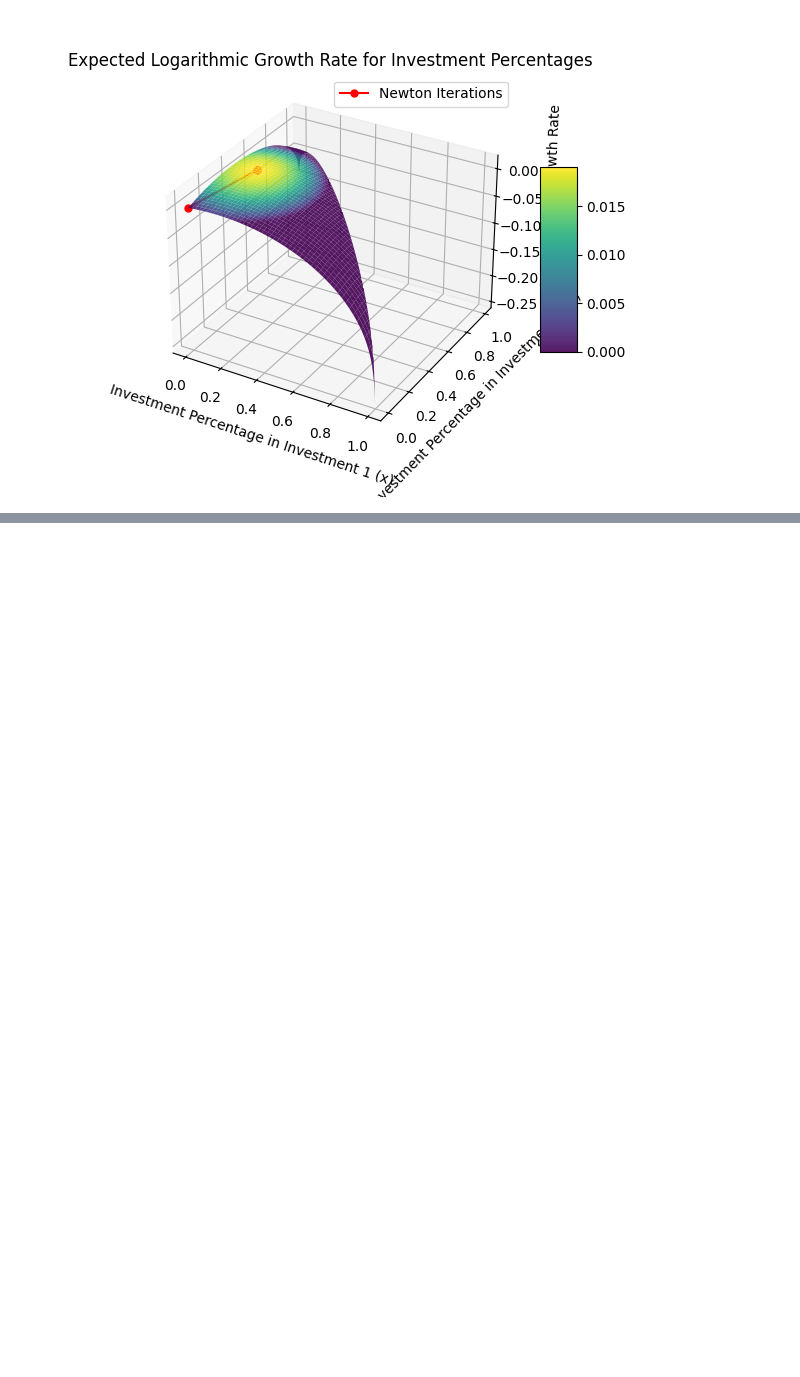
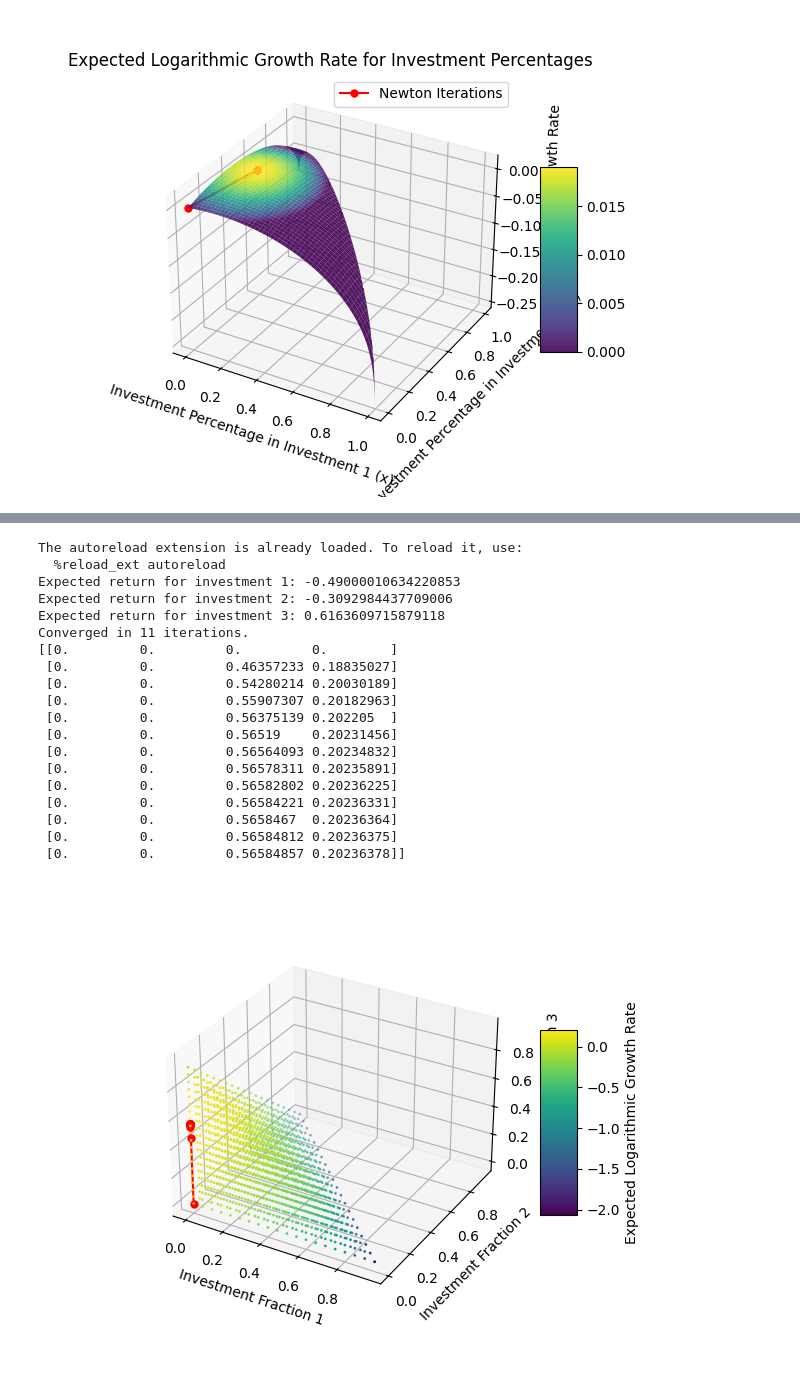
Before and after one commit to cowtony/InvestmentManagement, a Jupyter notebook: experiments/kelly_criterion.ipynb, the cells around one changed output, grey strips where cells are left out. Drawn from its saved outputs; the diff is of its cells as text; code cells hidden in the pictures; blank space fills up the shorter version.

```diff
--- a/experiments/kelly_criterion.ipynb
+++ b/experiments/kelly_criterion.ipynb
@@ -226,0 +214,55 @@ Since it would be challenging to display the plot for 3 or more random variables
+# %%
+%matplotlib widget
+%load_ext autoreload
+%autoreload 2
+
+from multivariate_kelly import kellyValue
+from plot import draw3variablesPlot
+
+DIMENSION = 3
+STATE_SIZE = 2
+R = np.linspace(-1, 1, STATE_SIZE)
+P = np.random.dirichlet(np.ones(R.size ** DIMENSION)).reshape((R.size,) * DIMENSION)
+
+print("Expected return for investment 1:", np.sum(P, axis=(1,2)).dot(R))
+print("Expected return for investment 2:", np.sum(P, axis=(0,2)).dot(R))
+print("Expected return for investment 3:", np.sum(P, axis=(0,1)).dot(R))
+
+fraction_range = np.arange(0, 1, 0.05)
+value = np.zeros((fraction_range.size,) * DIMENSION)  # Placeholder for the expected logarithmic growth rate
+# Calculate the expected logarithmic growth rate for each combination of x and y
+for i, x in enumerate(fraction_range):
+    for j, y in enumerate(fraction_range):
+        for k, z in enumerate(fraction_range):
+            if x + y + z <= 1:  # Ensure the fractions sum to 1 or less
+                value[i, j, k] = kellyValue(R, P, np.array([x, y, z]))
+
+# Newton Solver
+X_points = newtonsMethod(R, P)
+points = np.column_stack((np.array(X_points), np.array([kellyValue(R, P, point) for point in X_points])))
+print(points)
+
+# print(value)
+
+draw3variablesPlot(fraction_range, fraction_range, fraction_range, value, np.array(X_points))
+# %% [output]
+The autoreload extension is already loaded. To reload it, use:
+  %reload_ext autoreload
+Expected return for investment 1: -0.49000010634220853
+Expected return for investment 2: -0.3092984437709006
+Expected return for investment 3: 0.6163609715879118
+Converged in 11 iterations.
+[[0.         0.         0.         0.        ]
+ [0.         0.         0.46357233 0.18835027]
+ [0.         0.         0.54280214 0.20030189]
+ [0.         0.         0.55907307 0.20182963]
+ [0.         0.         0.56375139 0.202205  ]
+ [0.         0.         0.56519    0.20231456]
+ [0.         0.         0.56564093 0.20234832]
+ [0.         0.         0.56578311 0.20235891]
+ [0.         0.         0.56582802 0.20236225]
+ [0.         0.         0.56584221 0.20236331]
+ [0.         0.         0.5658467  0.20236364]
+ [0.         0.         0.56584812 0.20236375]
+ [0.         0.         0.56584857 0.20236378]]
+[figure, added]
```
Also changed, not shown: parts of 8 cells of this notebook, 5 other files.
